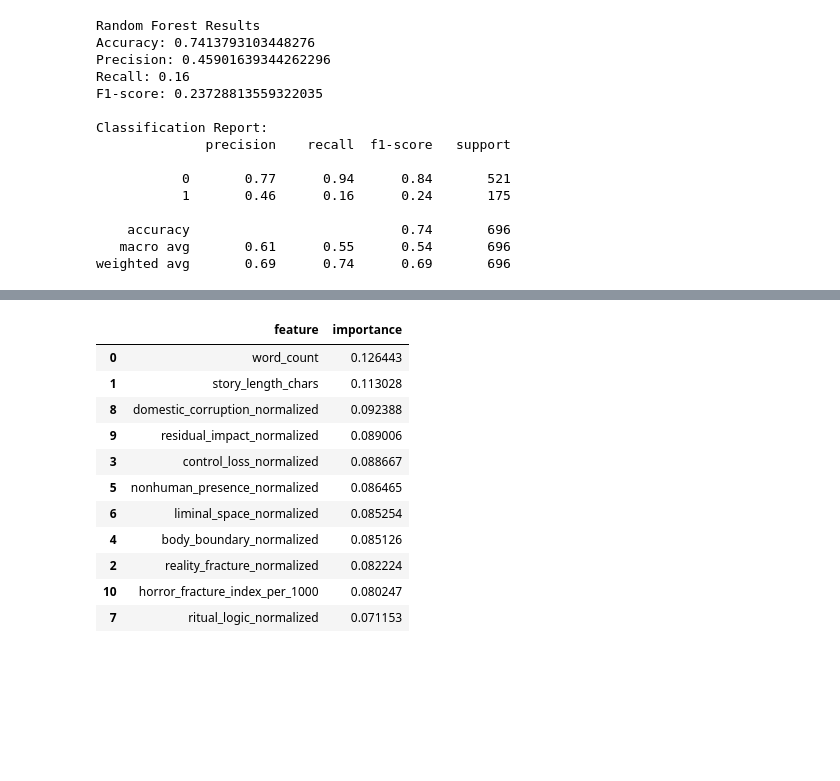
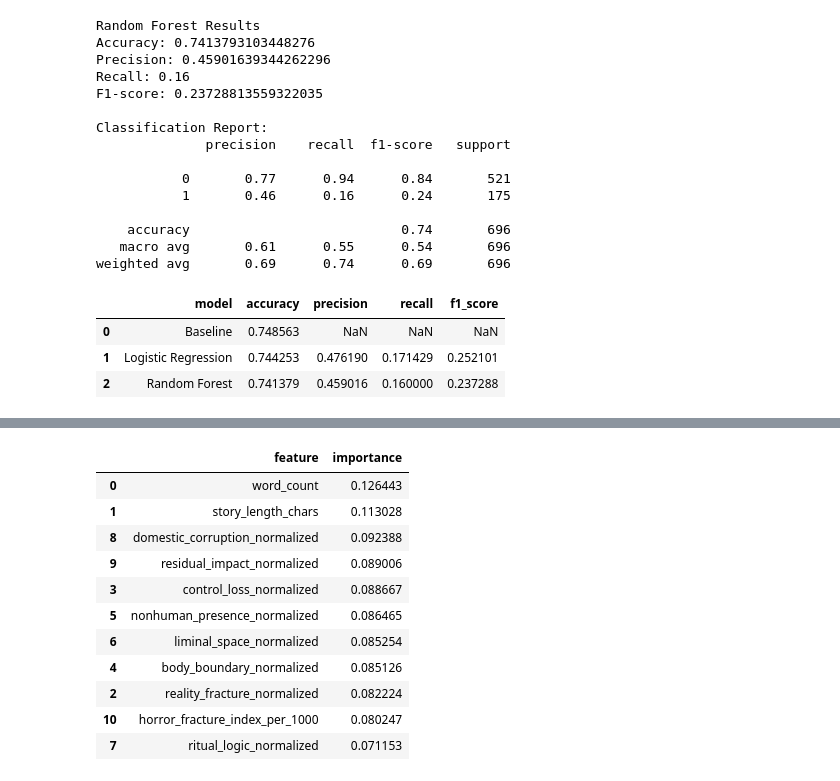
Before and after one commit to futabarentarou/Horror-Fracture-Index, a Jupyter notebook: notebooks/04_modeling_and_insights.ipynb, the cells around one changed output, grey strips where cells are left out. Saved outputs shown, nothing was run; the diff lists cells and outputs as text; code cells hidden in the pictures; blank space fills up the shorter version.

```diff
--- a/notebooks/04_modeling_and_insights.ipynb
+++ b/notebooks/04_modeling_and_insights.ipynb
@@ -217,3 +217,34 @@ Classification Report:
     accuracy                           0.74       696
    macro avg       0.61      0.55      0.54       696
 weighted avg       0.69      0.74      0.69       696
+# %%
+model_comparison = pd.DataFrame({
+    "model": ["Baseline", "Logistic Regression", "Random Forest"],
+    "accuracy": [
+        baseline_accuracy,
+        accuracy_score(y_test, y_pred_logistic),
+        accuracy_score(y_test, y_pred_rf)
+    ],
+    "precision": [
+        np.nan,
+        precision_score(y_test, y_pred_logistic),
+        precision_score(y_test, y_pred_rf)
+    ],
+    "recall": [
+        np.nan,
+        recall_score(y_test, y_pred_logistic),
+        recall_score(y_test, y_pred_rf)
+    ],
+    "f1_score": [
+        np.nan,
+        f1_score(y_test, y_pred_logistic),
+        f1_score(y_test, y_pred_rf)
+    ]
+})
+
+model_comparison
+# %% [output]
+|  | model | accuracy | precision | recall | f1_score |
+| 0 | Baseline | 0.748563 | NaN | NaN | NaN |
+| 1 | Logistic Regression | 0.744253 | 0.476190 | 0.171429 | 0.252101 |
+| 2 | Random Forest | 0.741379 | 0.459016 | 0.160000 | 0.237288 |
```
Also changed, not shown: parts of 4 cells of this notebook.
